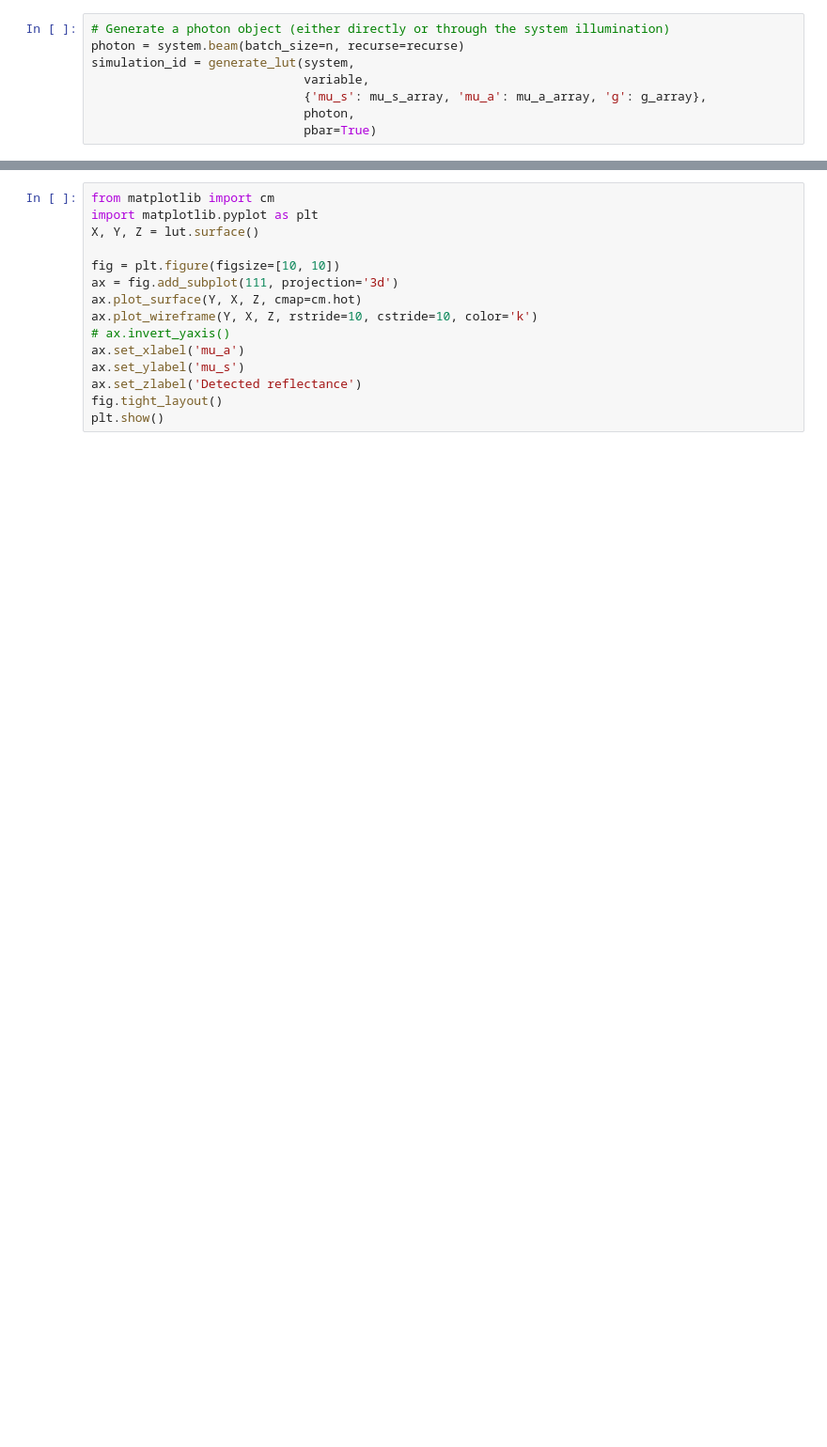
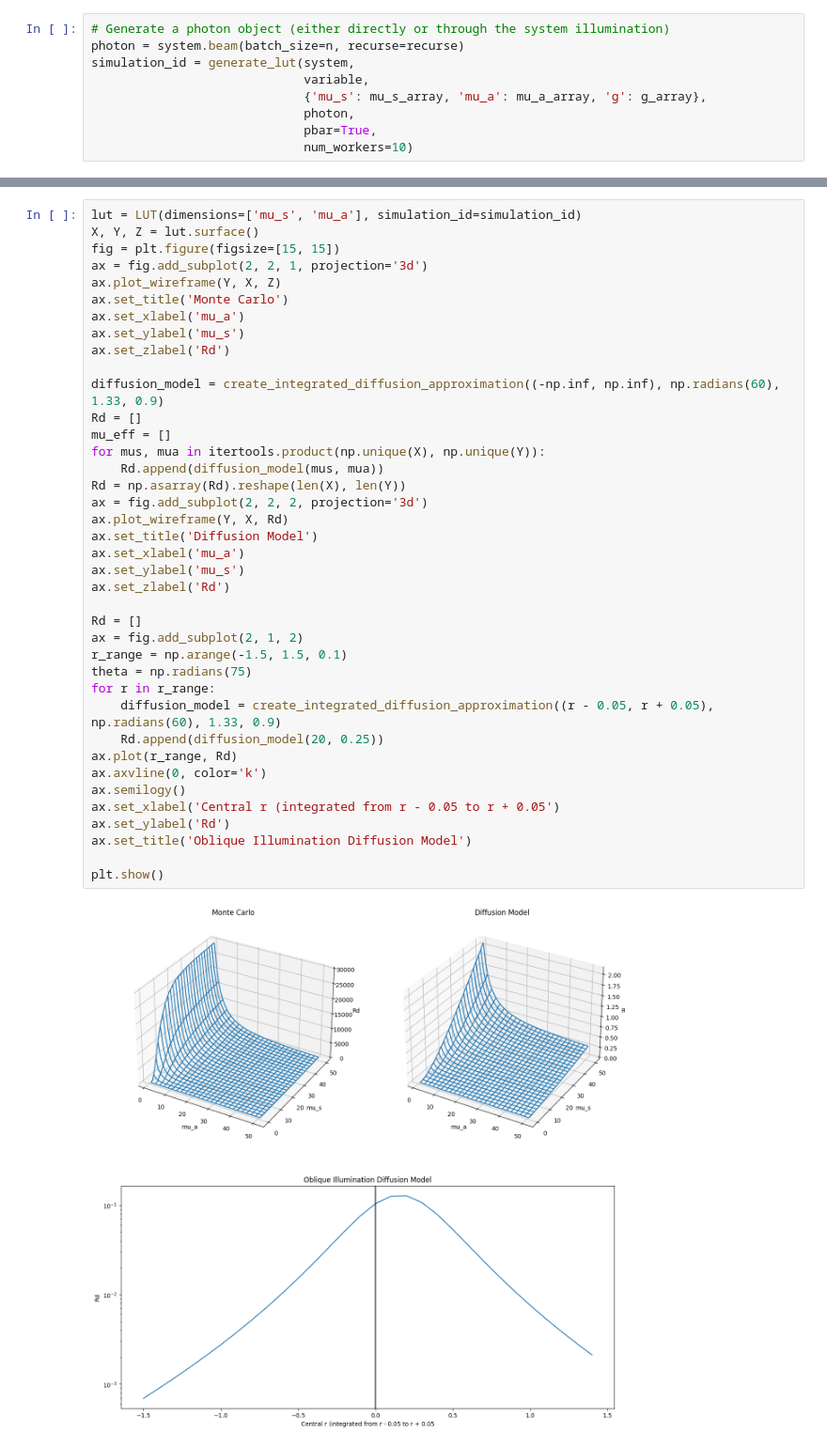
Before and after one commit to jiversivers/monte_carlo, a Jupyter notebook: examples/generate_and_visualize_sample_lut.ipynb, the cells around one changed output, grey strips where cells are left out. Shown at 94% size. Cells and saved outputs as stored; diff of their text form; blank space fills up the shorter version.

Commit message:
updated examples and added diffusion approx comparison

```diff
--- a/examples/generate_and_visualize_sample_lut.ipynb
+++ b/examples/generate_and_visualize_sample_lut.ipynb
@@ -29,4 +42,5 @@ simulation_id = generate_lut(system,
                              variable,
                              {'mu_s': mu_s_array, 'mu_a': mu_a_array, 'g': g_array},
                              photon,
-                             pbar=True)
+                             pbar=True,
+                             num_workers=10)
@@ -35,15 +49,41 @@ lut = LUT(dimensions=['mu_s', 'mu_a'], simulation_id=simulation_id)
 # %%
-from matplotlib import cm
-import matplotlib.pyplot as plt
+lut = LUT(dimensions=['mu_s', 'mu_a'], simulation_id=simulation_id)
 X, Y, Z = lut.surface()
-
-fig = plt.figure(figsize=[10, 10])
-ax = fig.add_subplot(111, projection='3d')
-ax.plot_surface(Y, X, Z, cmap=cm.hot)
-ax.plot_wireframe(Y, X, Z, rstride=10, cstride=10, color='k')
-# ax.invert_yaxis()
+fig = plt.figure(figsize=[15, 15])
+ax = fig.add_subplot(2, 2, 1, projection='3d')
+ax.plot_wireframe(Y, X, Z)
+ax.set_title('Monte Carlo')
 ax.set_xlabel('mu_a')
 ax.set_ylabel('mu_s')
-ax.set_zlabel('Detected reflectance')
-fig.tight_layout()
+ax.set_zlabel('Rd')
+
+diffusion_model = create_integrated_diffusion_approximation((-np.inf, np.inf), np.radians(60), 1.33, 0.9)
+Rd = []
+mu_eff = []
+for mus, mua in itertools.product(np.unique(X), np.unique(Y)):
+    Rd.append(diffusion_model(mus, mua))
+Rd = np.asarray(Rd).reshape(len(X), len(Y))
+ax = fig.add_subplot(2, 2, 2, projection='3d')
+ax.plot_wireframe(Y, X, Rd)
+ax.set_title('Diffusion Model')
+ax.set_xlabel('mu_a')
+ax.set_ylabel('mu_s')
+ax.set_zlabel('Rd')
+
+Rd = []
+ax = fig.add_subplot(2, 1, 2)
+r_range = np.arange(-1.5, 1.5, 0.1)
+theta = np.radians(75)
+for r in r_range:
+    diffusion_model = create_integrated_diffusion_approximation((r - 0.05, r + 0.05), np.radians(60), 1.33, 0.9)
+    Rd.append(diffusion_model(20, 0.25))
+ax.plot(r_range, Rd)
+ax.axvline(0, color='k')
+ax.semilogy()
+ax.set_xlabel('Central r (integrated from r - 0.05 to r + 0.05')
+ax.set_ylabel('Rd')
+ax.set_title('Oblique Illumination Diffusion Model')
+
 plt.show()
+# %% [output]
+[figure, added]
```
Also changed, not shown: parts of 7 cells of this notebook.
